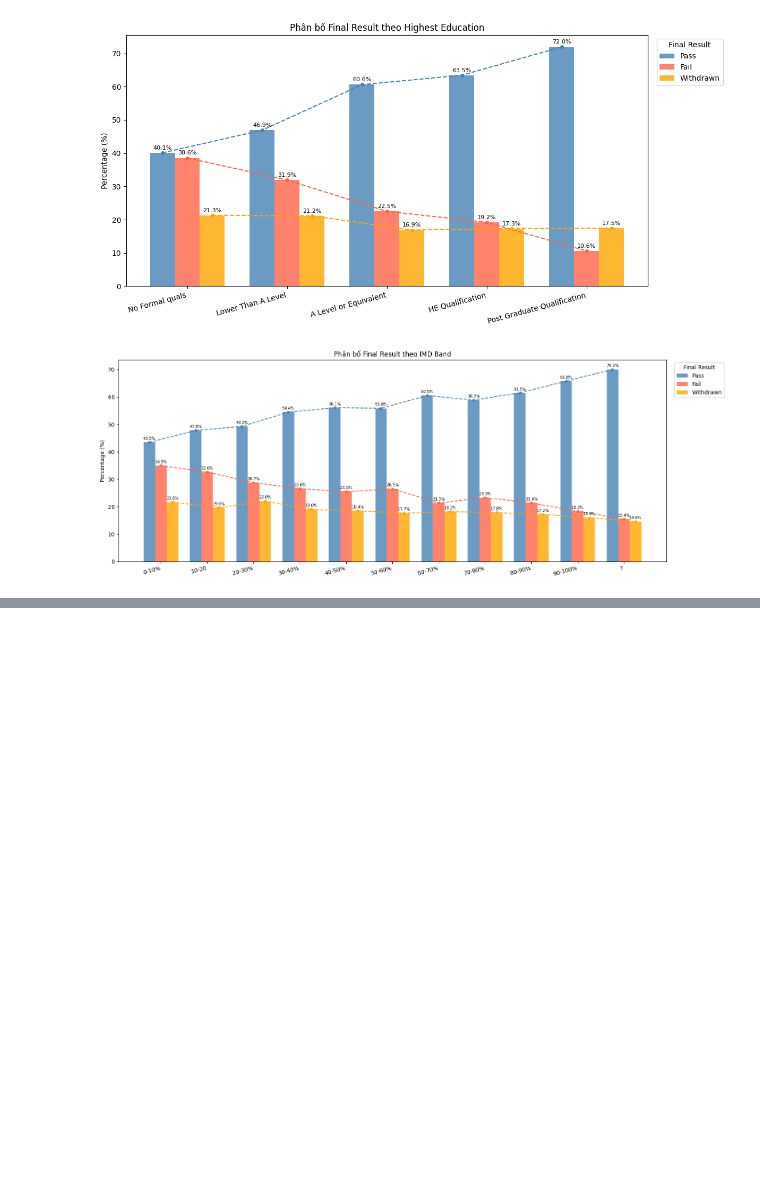
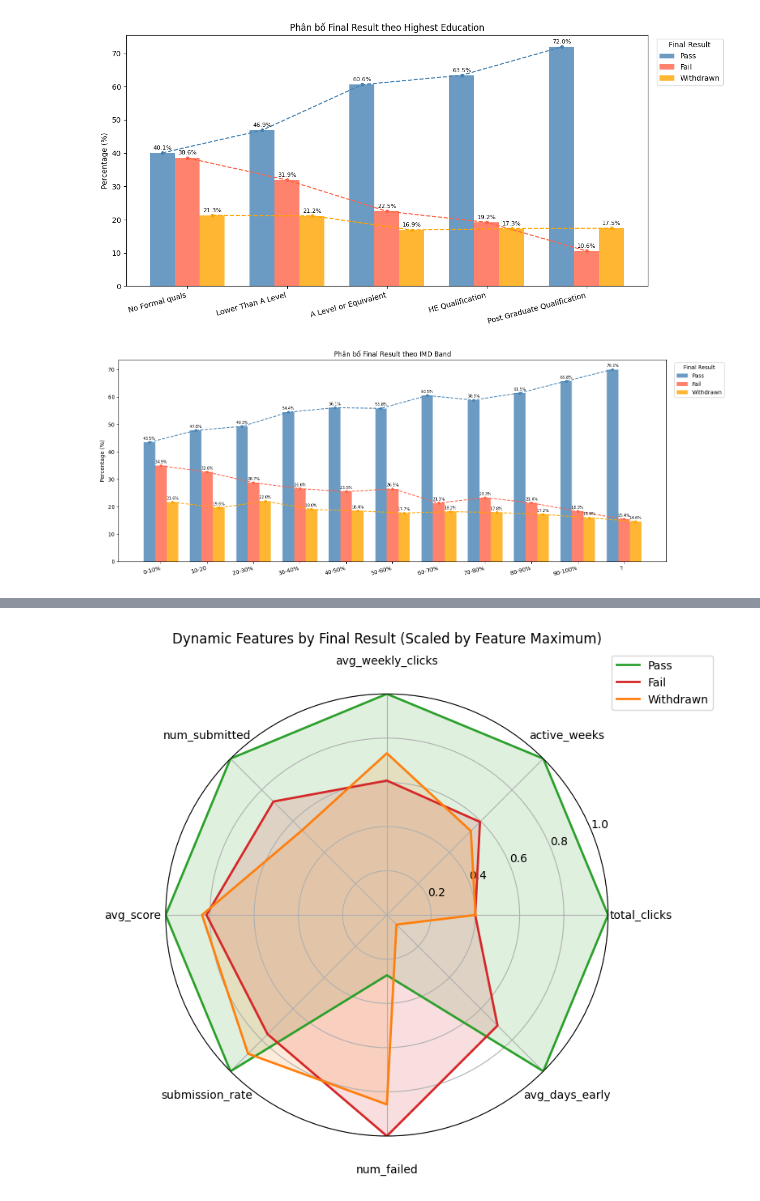
Before and after one commit to thiennguyen37-qn/early-academic-risk-warning, a Jupyter notebook: notebooks/demo.ipynb, the cells around one changed output, grey strips where cells are left out. Drawn from its saved outputs; the diff is of its cells as text; code cells hidden in the pictures; blank space fills up the shorter version.

```diff
--- a/notebooks/demo.ipynb
+++ b/notebooks/demo.ipynb
@@ -1007,0 +1158,77 @@ plt.show()
+# %%
+group_means = dynamic_df.groupby('final_result')[dynamic_features].mean()
+
+# Chia mỗi feature cho giá trị lớn nhất của chính feature đó
+normalized = group_means / group_means.max()
+
+labels = dynamic_features
+num_vars = len(labels)
+
+angles = np.linspace(
+    0,
+    2 * np.pi,
+    num_vars,
+    endpoint=False
+).tolist()
+
+angles += angles[:1]
+
+colors = {
+    'Pass': 'tab:green',
+    'Fail': 'tab:red',
+    'Withdrawn': 'tab:orange'
+}
+
+fig, ax = plt.subplots(
+    figsize=(8, 8),
+    subplot_kw=dict(polar=True)
+)
+
+for group in ['Pass', 'Fail', 'Withdrawn']:
+    values = normalized.loc[group].tolist()
+    values += values[:1]
+
+    ax.plot(
+        angles,
+        values,
+        linewidth=2,
+        label=group,
+        color=colors[group]
+    )
+
+    ax.fill(
+        angles,
+        values,
+        alpha=0.15,
+        color=colors[group]
+    )
+
+ax.set_xticks(angles[:-1])
+ax.set_xticklabels([])
+
+for angle, label in zip(angles[:-1], labels):
+    ax.text(
+        angle,
+        1.15,
+        label,
+        ha='center',
+        va='center',
+        fontsize=10
+    )
+
+ax.set_ylim(0, 1)
+
+ax.set_title(
+    'Dynamic Features by Final Result (Scaled by Feature Maximum)',
+    y=1.1
+)
+
+ax.legend(
+    loc='upper right',
+    bbox_to_anchor=(1.25, 1.1)
+)
+
+plt.tight_layout()
+plt.show()
+# %% [output]
+[figure, added]
```
Also changed, not shown: parts of 11 cells of this notebook.
